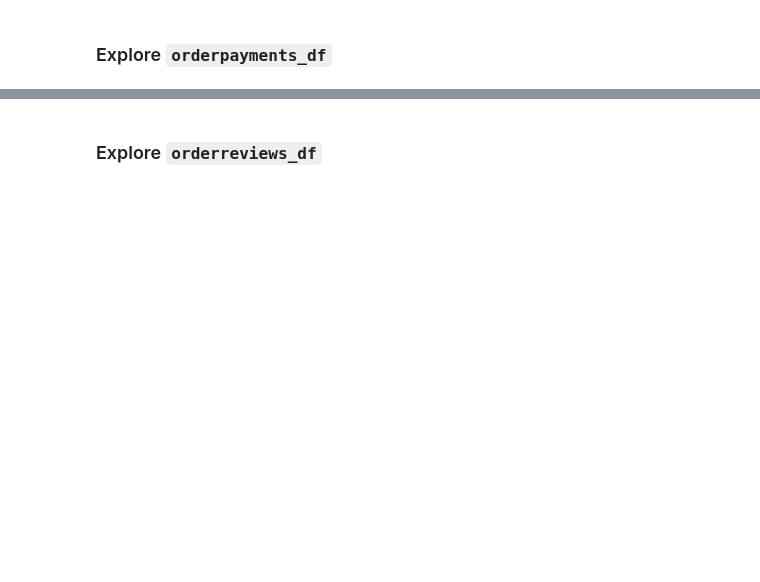
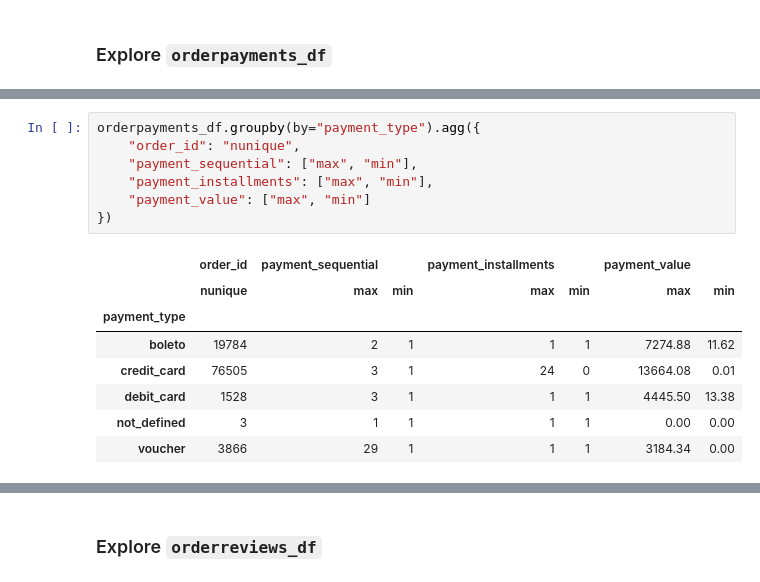
Before and after one commit to Arif-0123/Proyek_Analisis_Data, a Jupyter notebook: E-Commerce Public Dataset/submission/notebook.ipynb, the cells around one changed output, grey strips where cells are left out. Cells and saved outputs as stored; diff of their text form; blank space fills up the shorter version.

```diff
--- a/E-Commerce Public Dataset/submission/notebook.ipynb
+++ b/E-Commerce Public Dataset/submission/notebook.ipynb
@@ -1439,0 +1558,16 @@ Name: geolocation_zip_code_prefix, dtype: int64
+# %%
+orderpayments_df.groupby(by="payment_type").agg({
+    "order_id": "nunique",
+    "payment_sequential": ["max", "min"],
+    "payment_installments": ["max", "min"],
+    "payment_value": ["max", "min"]
+})
+# %% [output]
+|  | order_id | payment_sequential |  | payment_installments |  | payment_value |  |
+|  | nunique | max | min | max | min | max | min |
+| payment_type |  |  |  |  |  |  |  |
+| boleto | 19784 | 2 | 1 | 1 | 1 | 7274.88 | 11.62 |
+| credit_card | 76505 | 3 | 1 | 24 | 0 | 13664.08 | 0.01 |
+| debit_card | 1528 | 3 | 1 | 1 | 1 | 4445.50 | 13.38 |
+| not_defined | 3 | 1 | 1 | 1 | 1 | 0.00 | 0.00 |
+| voucher | 3866 | 29 | 1 | 1 | 1 | 3184.34 | 0.00 |
```
Also changed, not shown: parts of 28 cells of this notebook.
